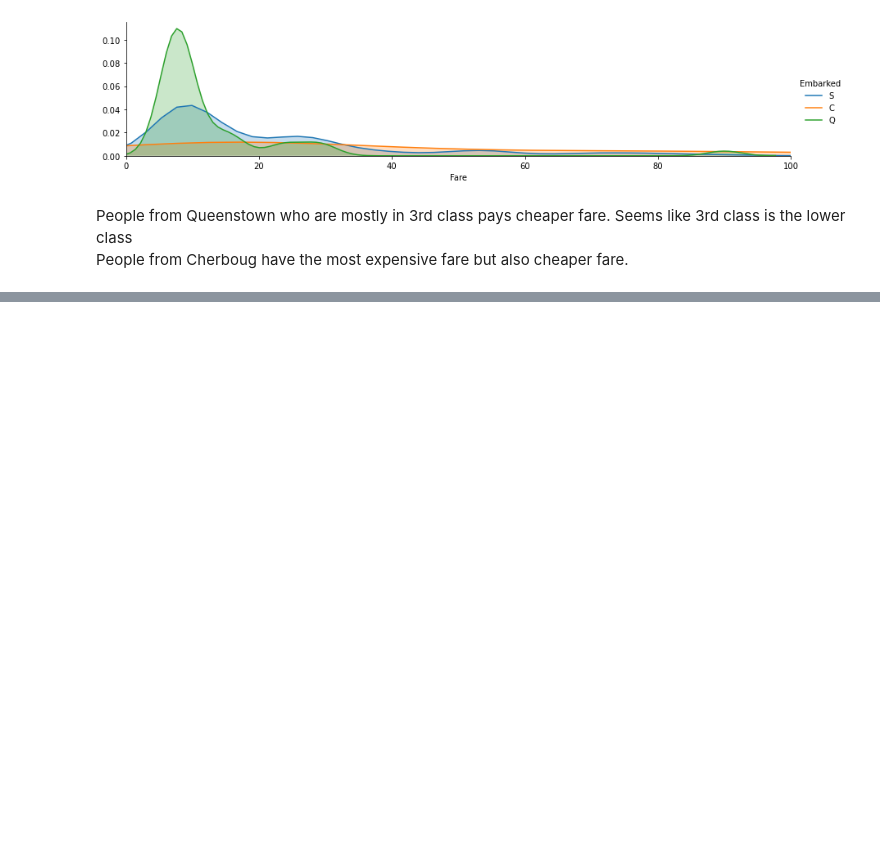
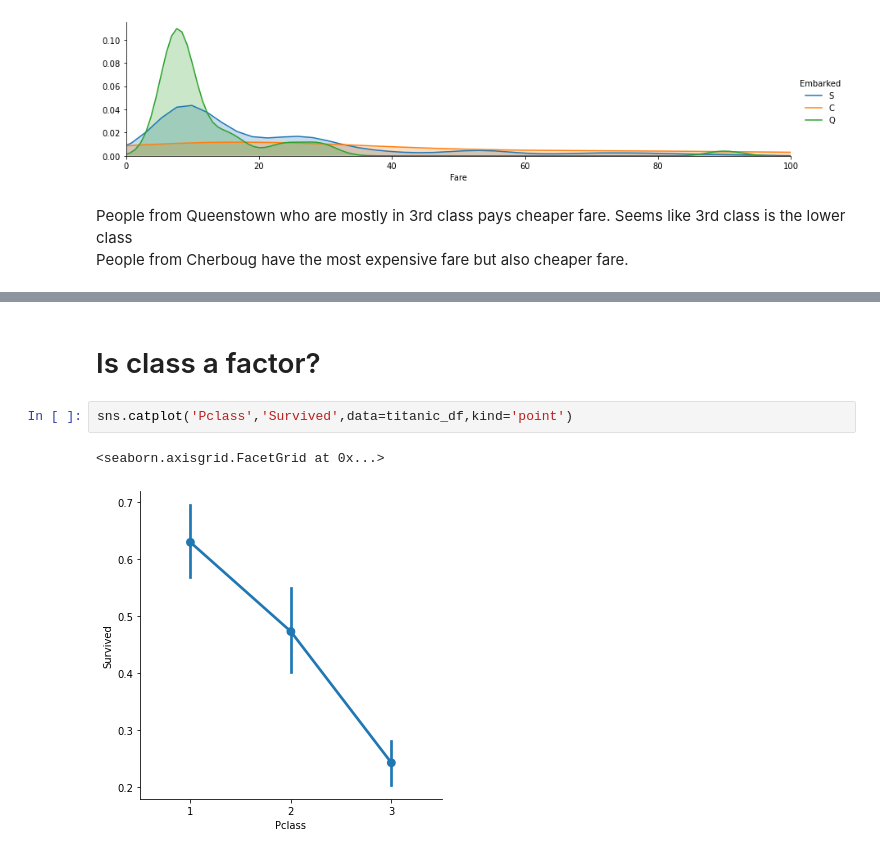
Before and after one commit to chibao659/Kaggle-Titanic, a Jupyter notebook: Kaggle Titanic Challenge.ipynb, the cells around one changed output, grey strips where cells are left out. Cells and saved outputs as stored; diff of their text form; blank space fills up the shorter version.

```diff
--- a/Kaggle Titanic Challenge.ipynb
+++ b/Kaggle Titanic Challenge.ipynb
@@ -303,0 +356,7 @@ People from Cherboug have the most expensive fare but also cheaper fare.
+# %% [markdown]
+# Is class a factor?
+# %%
+sns.catplot('Pclass','Survived',data=titanic_df,kind='point')
+# %% [output]
+<seaborn.axisgrid.FacetGrid at 0x...>
+[figure, added]
```
Also changed, not shown: parts of 32 cells of this notebook.
